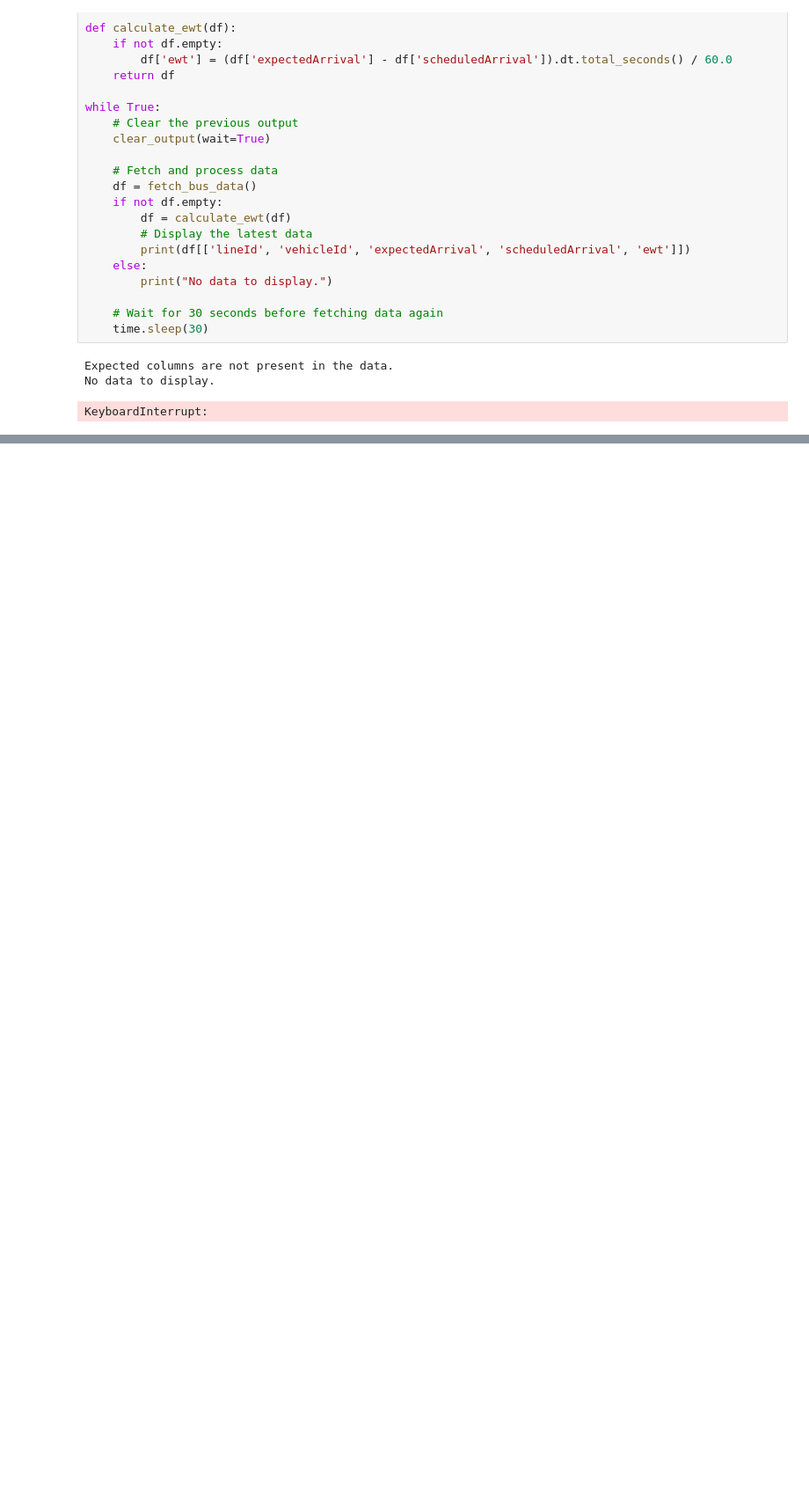
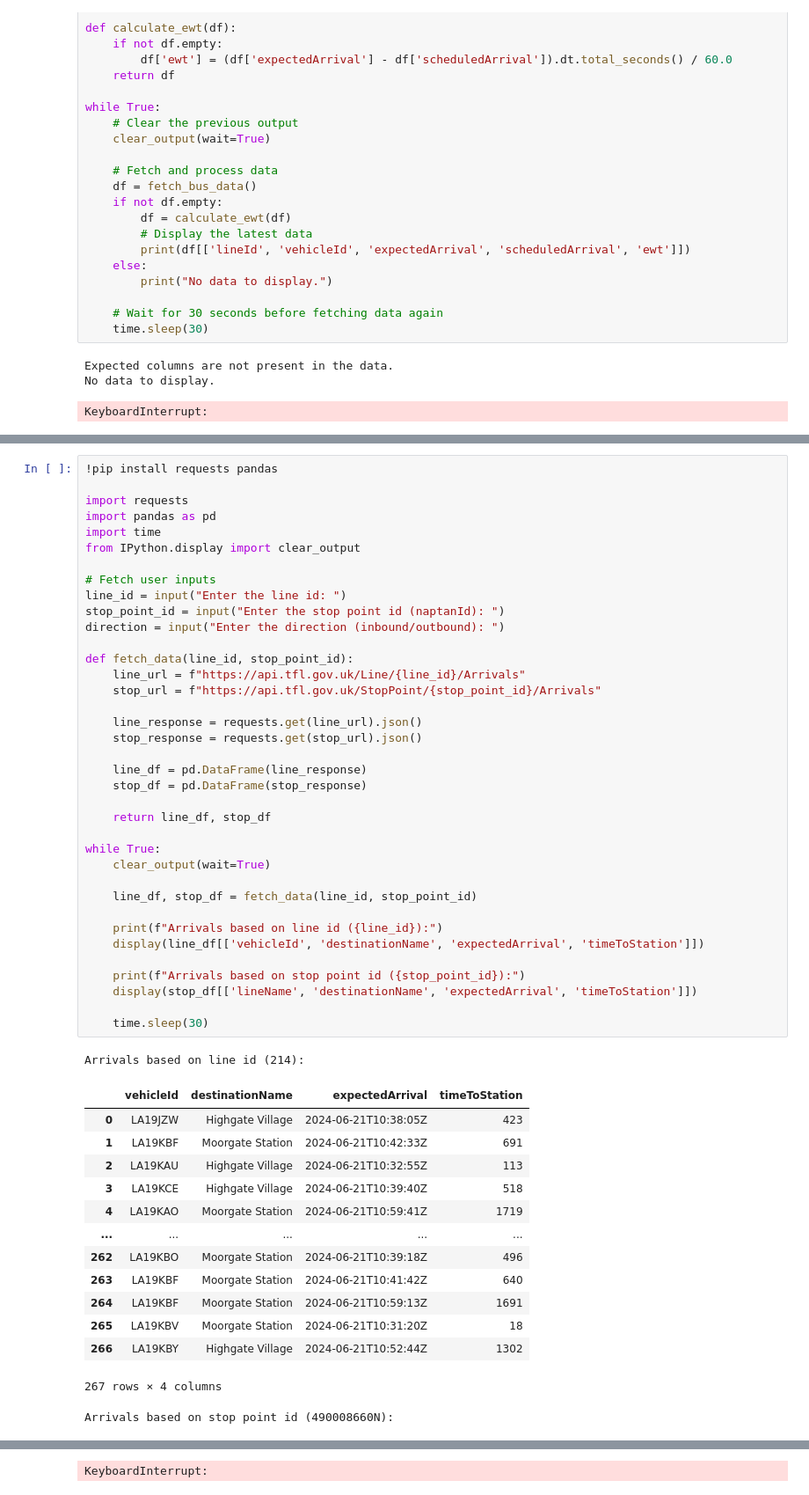
Before and after one commit to RemyaVKarthikeyan/Stagecoach-Project, a Jupyter notebook: Fetching_Data_API.ipynb, the cells around one changed output, grey strips where cells are left out. Shown: that part at 88% size. Saved outputs shown, nothing was run; the diff lists cells and outputs as text; blank space fills up the shorter version.

```diff
--- a/Fetching_Data_API.ipynb
+++ b/Fetching_Data_API.ipynb
@@ -235,0 +261,53 @@ KeyboardInterrupt:
+# %%
+!pip install requests pandas
+
+import requests
+import pandas as pd
+import time
+from IPython.display import clear_output
+
+# Fetch user inputs
+line_id = input("Enter the line id: ")
+stop_point_id = input("Enter the stop point id (naptanId): ")
+direction = input("Enter the direction (inbound/outbound): ")
+
+def fetch_data(line_id, stop_point_id):
+    line_url = f"https://api.tfl.gov.uk/Line/{line_id}/Arrivals"
+    stop_url = f"https://api.tfl.gov.uk/StopPoint/{stop_point_id}/Arrivals"
+
+    line_response = requests.get(line_url).json()
+    stop_response = requests.get(stop_url).json()
+
+    line_df = pd.DataFrame(line_response)
+    stop_df = pd.DataFrame(stop_response)
+
+    return line_df, stop_df
+
+while True:
+    clear_output(wait=True)
+
+    line_df, stop_df = fetch_data(line_id, stop_point_id)
+
+    print(f"Arrivals based on line id ({line_id}):")
+    display(line_df[['vehicleId', 'destinationName', 'expectedArrival', 'timeToStation']])
+
+    print(f"Arrivals based on stop point id ({stop_point_id}):")
+    display(stop_df[['lineName', 'destinationName', 'expectedArrival', 'timeToStation']])
+
+    time.sleep(30)
+# %% [output]
+Arrivals based on line id (214):
+|  | vehicleId | destinationName | expectedArrival | timeToStation |
+| 0 | LA19JZW | Highgate Village | 2024-06-21T10:38:05Z | 423 |
+| 1 | LA19KBF | Moorgate Station | 2024-06-21T10:42:33Z | 691 |
+| 2 | LA19KAU | Highgate Village | 2024-06-21T10:32:55Z | 113 |
+| 3 | LA19KCE | Highgate Village | 2024-06-21T10:39:40Z | 518 |
+| 4 | LA19KAO | Moorgate Station | 2024-06-21T10:59:41Z | 1719 |
+| ... | ... | ... | ... | ... |
+| 262 | LA19KBO | Moorgate Station | 2024-06-21T10:39:18Z | 496 |
+| 263 | LA19KBF | Moorgate Station | 2024-06-21T10:41:42Z | 640 |
+| 264 | LA19KBF | Moorgate Station | 2024-06-21T10:59:13Z | 1691 |
+| 265 | LA19KBV | Moorgate Station | 2024-06-21T10:31:20Z | 18 |
+| 266 | LA19KBY | Highgate Village | 2024-06-21T10:52:44Z | 1302 |
+267 rows × 4 columns
+Arrivals based on stop point id (490008660N):
@@ -235,0 +322 @@ KeyboardInterrupt:
+KeyboardInterrupt:
```
Also changed, not shown: parts of 2 cells of this notebook.
